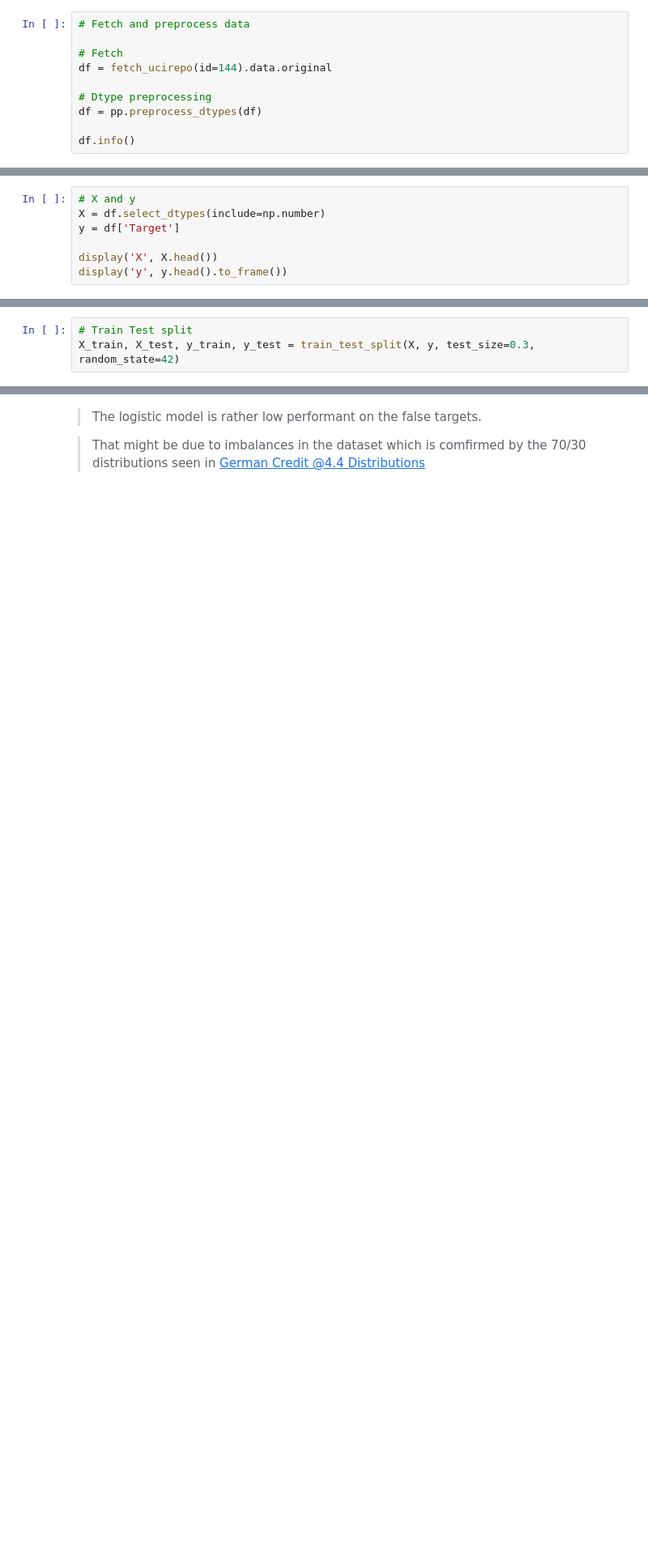
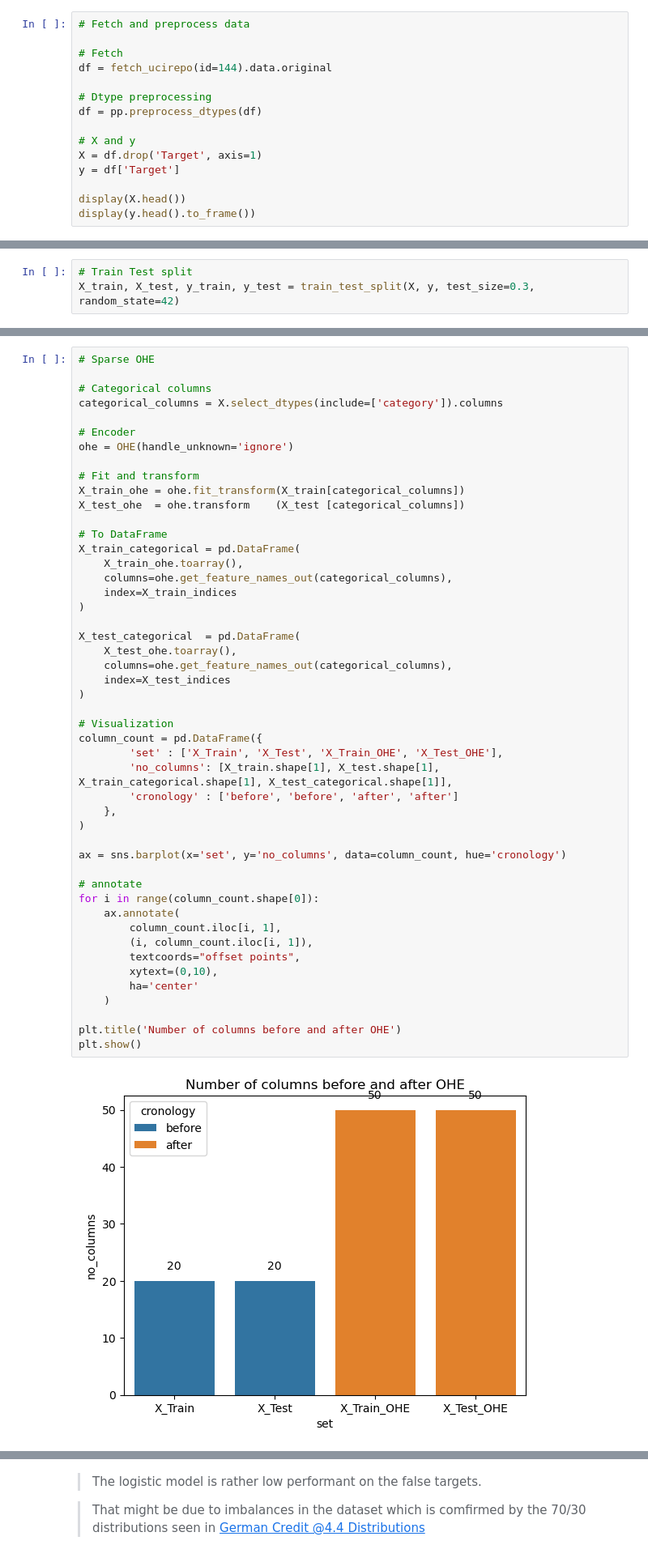
Before and after one commit to feed0/german-credit, a Jupyter notebook: notebooks/logistic-regression.ipynb, the cells around one changed output, grey strips where cells are left out. Shown: that part at 81% size. Saved outputs shown, nothing was run; the diff lists cells and outputs as text; blank space fills up the shorter version.

```diff
--- a/notebooks/logistic-regression.ipynb
+++ b/notebooks/logistic-regression.ipynb
@@ -34,5 +37,10 @@ df = fetch_ucirepo(id=144).data.original
 # Dtype preprocessing
 df = pp.preprocess_dtypes(df)
 
-df.info()
+# X and y
+X = df.drop('Target', axis=1)
+y = df['Target']
+
+display(X.head())
+display(y.head().to_frame())
 # %% [output]
@@ -56,7 +58,0 @@ memory usage: 70.9 KB
-# %%
-# X and y
-X = df.select_dtypes(include=np.number)
-y = df['Target']
-
-display('X', X.head())
-display('y', y.head().to_frame())
@@ -83 +75,51 @@ X_train, X_test, y_train, y_test = train_test_split(X, y, test_size=0.3, random_
+# %%
+# Sparse OHE
+
+# Categorical columns
+categorical_columns = X.select_dtypes(include=['category']).columns
+
+# Encoder
+ohe = OHE(handle_unknown='ignore')
+
+# Fit and transform
+X_train_ohe = ohe.fit_transform(X_train[categorical_columns])
+X_test_ohe  = ohe.transform    (X_test [categorical_columns])
+
+# To DataFrame
+X_train_categorical = pd.DataFrame(
+    X_train_ohe.toarray(),
+    columns=ohe.get_feature_names_out(categorical_columns),
+    index=X_train_indices
+)
+
+X_test_categorical  = pd.DataFrame(
+    X_test_ohe.toarray(),
+    columns=ohe.get_feature_names_out(categorical_columns),
+    index=X_test_indices
+)
+
+# Visualization
+column_count = pd.DataFrame({
+        'set' : ['X_Train', 'X_Test', 'X_Train_OHE', 'X_Test_OHE'],
+        'no_columns': [X_train.shape[1], X_test.shape[1], X_train_categorical.shape[1], X_test_categorical.shape[1]],
+        'cronology' : ['before', 'before', 'after', 'after']
+    },
+)
+
+ax = sns.barplot(x='set', y='no_columns', data=column_count, hue='cronology')
+
+# annotate
+for i in range(column_count.shape[0]):
+    ax.annotate(
+        column_count.iloc[i, 1],
+        (i, column_count.iloc[i, 1]),
+        textcoords="offset points",
+        xytext=(0,10),
+        ha='center'
+    )
+
+plt.title('Number of columns before and after OHE')
+plt.show()
+# %% [output]
+[figure, added]
 # %% [markdown]
```
Also changed, not shown: parts of 20 cells of this notebook, 2 other files.
